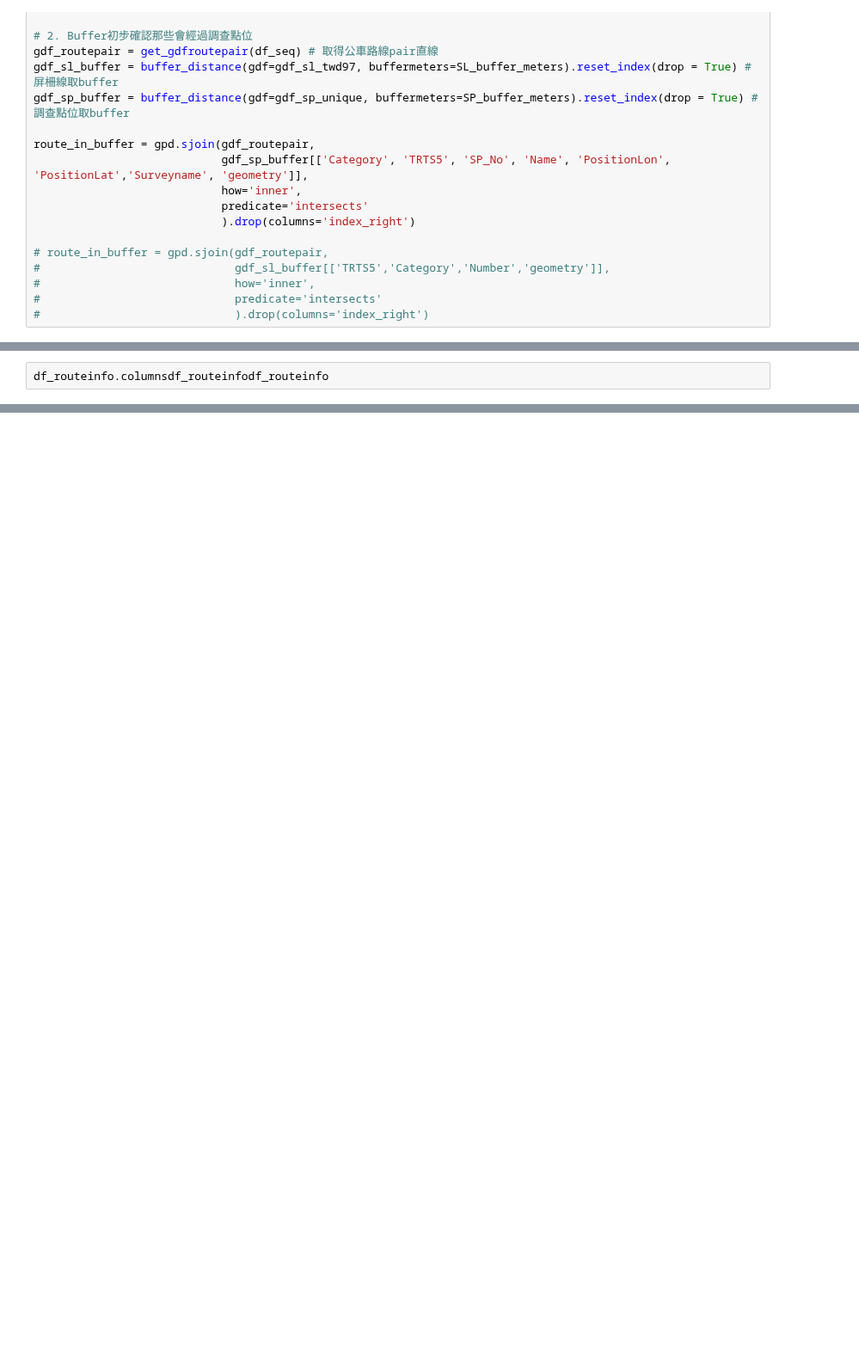
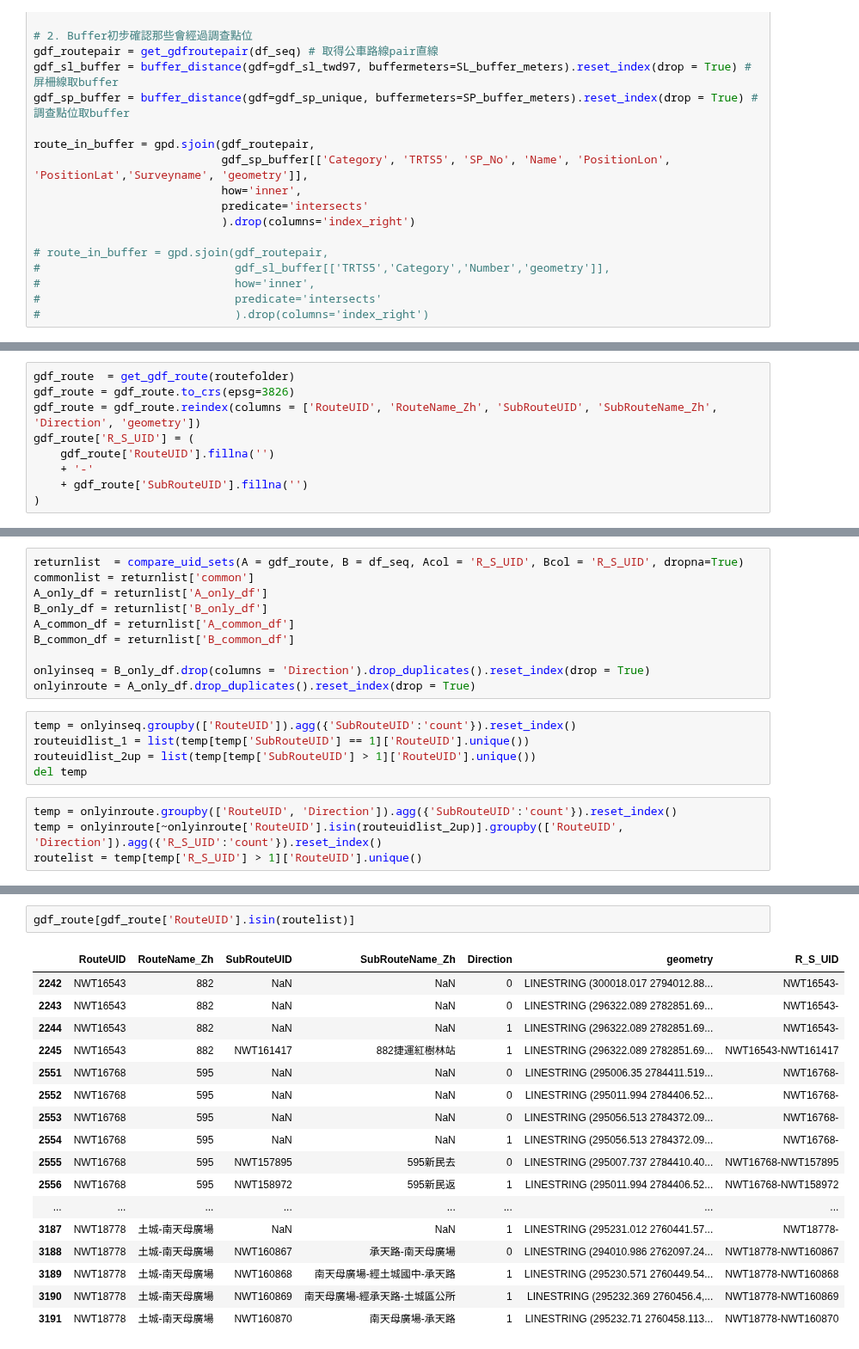
Before and after one commit to KaiChiehKJ/THI-6800-BusTicket, a Jupyter notebook: 04_SelectSegment.ipynb, the cells around one changed output, grey strips where cells are left out. Shown at 86% size. Cells and saved outputs as stored; diff of their text form; blank space fills up the shorter version.

```diff
--- a/04_SelectSegment.ipynb
+++ b/04_SelectSegment.ipynb
@@ -325,2 +295,9 @@ df_routeinfo[['City','CityCode','RouteUID', 'RouteNameZh', 'SubRouteUID', 'SubRo
 # %%
-df_routeinfo.columnsdf_routeinfodf_routeinfo
+gdf_route  = get_gdf_route(routefolder)
+gdf_route = gdf_route.to_crs(epsg=3826)
+gdf_route = gdf_route.reindex(columns = ['RouteUID', 'RouteName_Zh', 'SubRouteUID', 'SubRouteName_Zh', 'Direction', 'geometry'])
+gdf_route['R_S_UID'] = (
+    gdf_route['RouteUID'].fillna('')
+    + '-'
+    + gdf_route['SubRouteUID'].fillna('')
+)
@@ -341,0 +350,19 @@ Index(['RouteUID', 'RouteID', 'HasSubRoutes', 'AuthorityID', 'ProviderID',
+# %%
+returnlist  = compare_uid_sets(A = gdf_route, B = df_seq, Acol = 'R_S_UID', Bcol = 'R_S_UID', dropna=True)
+commonlist = returnlist['common']
+A_only_df = returnlist['A_only_df']
+B_only_df = returnlist['B_only_df']
+A_common_df = returnlist['A_common_df']
+B_common_df = returnlist['B_common_df']
+
+onlyinseq = B_only_df.drop(columns = 'Direction').drop_duplicates().reset_index(drop = True)
+onlyinroute = A_only_df.drop_duplicates().reset_index(drop = True)
+# %%
+temp = onlyinseq.groupby(['RouteUID']).agg({'SubRouteUID':'count'}).reset_index()
+routeuidlist_1 = list(temp[temp['SubRouteUID'] == 1]['RouteUID'].unique())
+routeuidlist_2up = list(temp[temp['SubRouteUID'] > 1]['RouteUID'].unique())
+del temp
+# %%
+temp = onlyinroute.groupby(['RouteUID', 'Direction']).agg({'SubRouteUID':'count'}).reset_index()
+temp = onlyinroute[~onlyinroute['RouteUID'].isin(routeuidlist_2up)].groupby(['RouteUID', 'Direction']).agg({'R_S_UID':'count'}).reset_index()
+routelist = temp[temp['R_S_UID'] > 1]['RouteUID'].unique()
@@ -341,0 +394,20 @@ Index(['RouteUID', 'RouteID', 'HasSubRoutes', 'AuthorityID', 'ProviderID',
+# %%
+gdf_route[gdf_route['RouteUID'].isin(routelist)]
+# %% [output]
+|  | RouteUID | RouteName_Zh | SubRouteUID | SubRouteName_Zh | Direction | geometry | R_S_UID |
+| 2242 | NWT16543 | 882 | NaN | NaN | 0 | LINESTRING (300018.017 2794012.88... | NWT16543- |
+| 2243 | NWT16543 | 882 | NaN | NaN | 0 | LINESTRING (296322.089 2782851.69... | NWT16543- |
+| 2244 | NWT16543 | 882 | NaN | NaN | 1 | LINESTRING (296322.089 2782851.69... | NWT16543- |
+| 2245 | NWT16543 | 882 | NWT161417 | 882捷運紅樹林站 | 1 | LINESTRING (296322.089 2782851.69... | NWT16543-NWT161417 |
+| 2551 | NWT16768 | 595 | NaN | NaN | 0 | LINESTRING (295006.35 2784411.519... | NWT16768- |
+| 2552 | NWT16768 | 595 | NaN | NaN | 0 | LINESTRING (295011.994 2784406.52... | NWT16768- |
+| 2553 | NWT16768 | 595 | NaN | NaN | 0 | LINESTRING (295056.513 2784372.09... | NWT16768- |
+| 2554 | NWT16768 | 595 | NaN | NaN | 1 | LINESTRING (295056.513 2784372.09... | NWT16768- |
+| 2555 | NWT16768 | 595 | NWT157895 | 595新民去 | 0 | LINESTRING (295007.737 2784410.40... | NWT16768-NWT157895 |
+| 2556 | NWT16768 | 595 | NWT158972 | 595新民返 | 1 | LINESTRING (295011.994 2784406.52... | NWT16768-NWT158972 |
+| ... | ... | ... | ... | ... | ... | ... | ... |
+| 3187 | NWT18778 | 土城-南天母廣場 | NaN | NaN | 1 | LINESTRING (295231.012 2760441.57... | NWT18778- |
+| 3188 | NWT18778 | 土城-南天母廣場 | NWT160867 | 承天路-南天母廣場 | 0 | LINESTRING (294010.986 2762097.24... | NWT18778-NWT160867 |
+| 3189 | NWT18778 | 土城-南天母廣場 | NWT160868 | 南天母廣場-經土城國中-承天路 | 1 | LINESTRING (295230.571 2760449.54... | NWT18778-NWT160868 |
+| 3190 | NWT18778 | 土城-南天母廣場 | NWT160869 | 南天母廣場-經承天路-土城區公所 | 1 | LINESTRING (295232.369 2760456.4,... | NWT18778-NWT160869 |
+| 3191 | NWT18778 | 土城-南天母廣場 | NWT160870 | 南天母廣場-承天路 | 1 | LINESTRING (295232.71 2760458.113... | NWT18778-NWT160870 |
```
Also changed, not shown: parts of 12 cells of this notebook.
